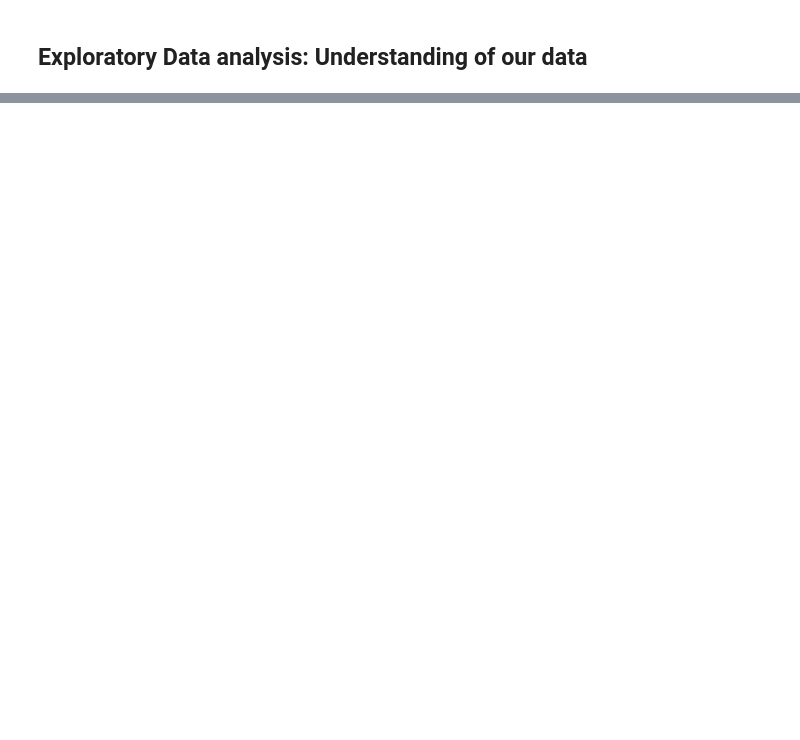
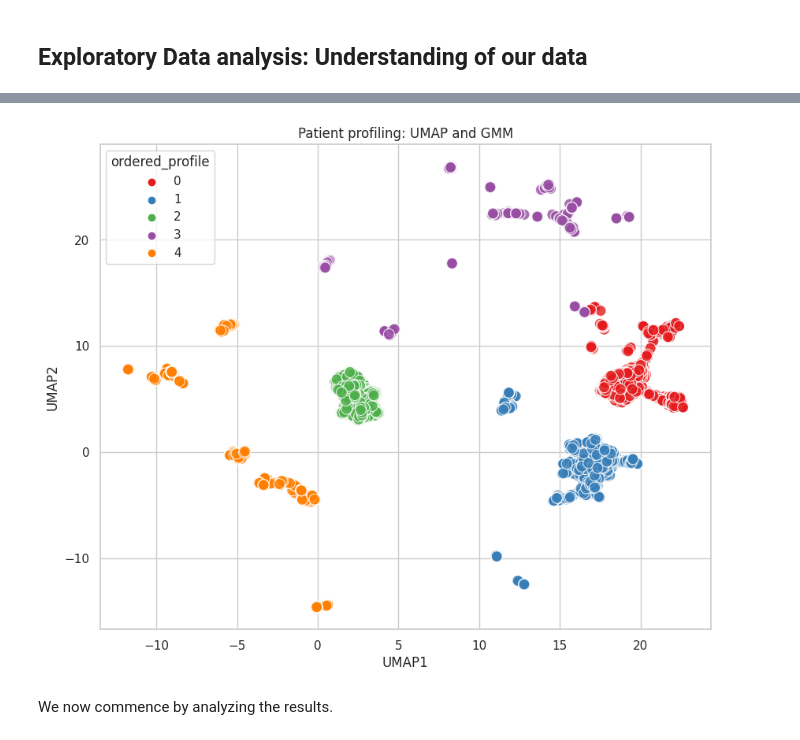
Before and after one commit to mrjorgeparr/ML-in-healthcare, a Jupyter notebook: Final project/Final_project.ipynb, the cells around one changed output, grey strips where cells are left out. Cells and saved outputs as stored; diff of their text form; code cells hidden in the pictures; blank space fills up the shorter version.

```diff
--- a/Final project/Final_project.ipynb
+++ b/Final project/Final_project.ipynb
@@ -126,0 +241,25 @@ data[BIS]
+# %%
+
+# UMAP + GMM clustering through optimal Bayesian Information Criterion
+
+
+# we need to encode string variables
+
+bics = []
+ls =[] # likelihoods
+lls = [] # log-likelihoods
+aics = []
+ks = range(1,7)
+for ns in ks:
+  gmm = GMM(n_components=ns, random_state=42)
+  gmm.fit(embeddings)
+  bics.append(gmm.bic(embeddings))
+  aics.append(gmm.aic(embeddings))
+  ls.append(gmm.score_samples(embeddings).mean())
+  lls.append(gmm.score(embeddings))
+
+opt = ks[bics.index(min(bics))]
+gmm = GMM(n_components=opt, random_state=42)
+labs = gmm.fit_predict(embeddings)
+dfr = pd.DataFrame(embeddings, columns=['UMAP1', 'UMAP2'])
+dfr['profile'] = labs
@@ -126,0 +304,15 @@ data[BIS]
+# %%
+dfr.to_csv('Eureca2.0_umapGMM.csv')
+cdg =  dfr['profile'].value_counts(normalize=True)
+ordered_cluster_indices = cdg.index
+dfr['ordered_profile'] = dfr['profile'].map(dict(zip(ordered_cluster_indices, range(len(ordered_cluster_indices)))))
+
+sns.set(style="whitegrid")
+plt.figure(figsize=(10, 8))
+sns.scatterplot(x='UMAP1', y='UMAP2', hue='ordered_profile', data=dfr, palette="Set1", s=100, alpha=0.8)
+plt.title('Patient profiling: UMAP and GMM')
+plt.show()
+# %% [output]
+[figure, added]
+# %% [markdown]
+We now commence by analyzing the results.
```
Also changed, not shown: parts of 41 cells of this notebook.
